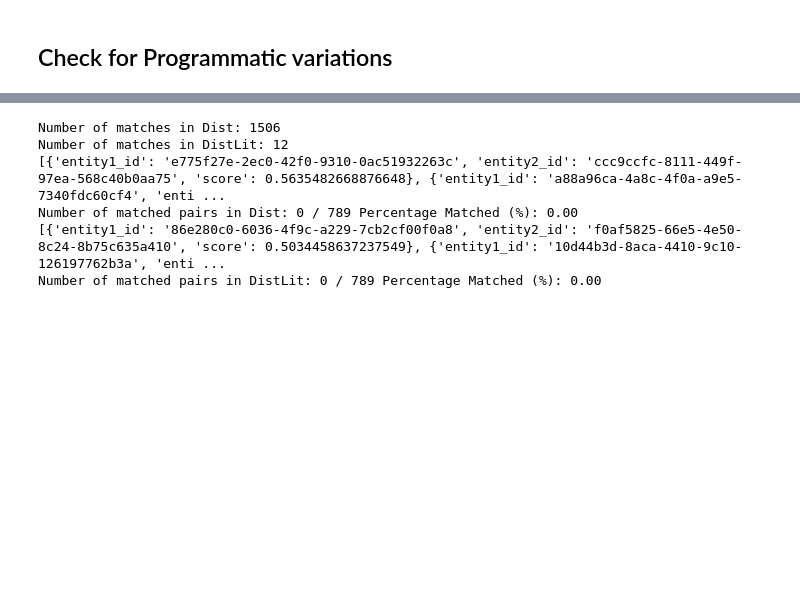
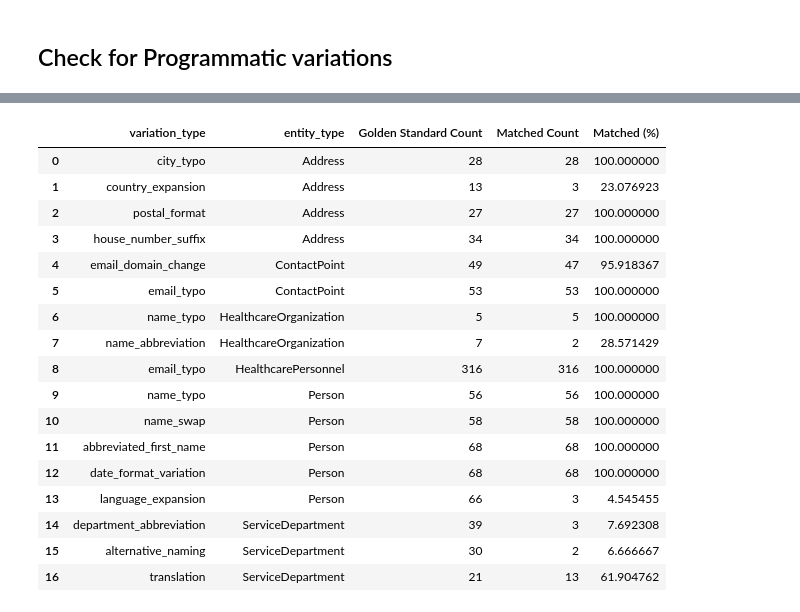
Before and after one commit to Timszy/entity-deduplication-hack-main, a Jupyter notebook: EvaluateProgrammaticVariations.ipynb, the cells around one changed output, grey strips where cells are left out. Saved outputs shown, nothing was run; the diff lists cells and outputs as text; code cells hidden in the pictures; blank space fills up the shorter version.

```diff
--- a/EvaluateProgrammaticVariations.ipynb
+++ b/EvaluateProgrammaticVariations.ipynb
@@ -110,47 +127,21 @@ FileNotFoundError: [Errno 2] No such file or directory: 'matches/SentRevised_fil
-# %%
-import json
-
-# Load your match files
-match_files_oldform = {
-    'Dist': json.load(open('Distmatches.json', 'r')),
-    'DistLit': json.load(open('DistLitmatches.json', 'r'))
-}
-
-print("Number of matches in Dist:", len(match_files_oldform['Dist']))
-print("Number of matches in DistLit:", len(match_files_oldform['DistLit']))
-
-# Loop through the correct dictionary
-for match_type, data in match_files_oldform.items():
-    extracted_pairs = []
-
-    for item in data:
-        # Defensive check to ensure keys exist
-        if all(k in item for k in ("entity1", "entity2", "score")):
-            extracted_pairs.append({
-                "entity1_id": item["entity1"].rsplit("/", 1)[-1],
-                "entity2_id": item["entity2"].rsplit("/", 1)[-1],
-                "score": item["score"]
-            })
-
-
-    print(extracted_pairs[:5])  # Print first 5 pairs for verification
-    # Check matches against the golden standard
-    matched_rows = golden_standard[
-        golden_standard.apply(
-            lambda row: any(
-                (pair['entity1_id'] == row['original_id'] and pair['entity2_id'] == row['duplicate_id'])
-                for pair in identifiers
-            ),
-            axis=1
-        )
-    ]
-    pct_matched = len(matched_rows) / len(golden_standard) * 100 if len(golden_standard) > 0 else 0
-    # Print the number of matched pairs for the current file
-    print(f"Number of matched pairs in {match_type}: {len(matched_rows)} / {len(golden_standard)} Percentage Matched (%): {pct_matched:.2f}")
-# %% [output]
-Number of matches in Dist: 1506
-Number of matches in DistLit: 12
-[{'entity1_id': 'e775f27e-2ec0-42f0-9310-0ac51932263c', 'entity2_id': 'ccc9ccfc-8111-449f-97ea-568c40b0aa75', 'score': 0.5635482668876648}, {'entity1_id': 'a88a96ca-4a8c-4f0a-a9e5-7340fdc60cf4', 'enti ...
-Number of matched pairs in Dist: 0 / 789 Percentage Matched (%): 0.00
-[{'entity1_id': '86e280c0-6036-4f9c-a229-7cb2cf00f0a8', 'entity2_id': 'f0af5825-66e5-4e50-8c24-8b75c635a410', 'score': 0.5034458637237549}, {'entity1_id': '10d44b3d-8aca-4410-9c10-126197762b3a', 'enti ...
-Number of matched pairs in DistLit: 0 / 789 Percentage Matched (%): 0.00
+# %%
+variation_frame
+# %% [output]
+|  | variation_type | entity_type | Golden Standard Count | Matched Count | Matched (%) |
+| 0 | city_typo | Address | 28 | 28 | 100.000000 |
+| 1 | country_expansion | Address | 13 | 3 | 23.076923 |
+| 2 | postal_format | Address | 27 | 27 | 100.000000 |
+| 3 | house_number_suffix | Address | 34 | 34 | 100.000000 |
+| 4 | email_domain_change | ContactPoint | 49 | 47 | 95.918367 |
+| 5 | email_typo | ContactPoint | 53 | 53 | 100.000000 |
+| 6 | name_typo | HealthcareOrganization | 5 | 5 | 100.000000 |
+| 7 | name_abbreviation | HealthcareOrganization | 7 | 2 | 28.571429 |
+| 8 | email_typo | HealthcarePersonnel | 316 | 316 | 100.000000 |
+| 9 | name_typo | Person | 56 | 56 | 100.000000 |
+| 10 | name_swap | Person | 58 | 58 | 100.000000 |
+| 11 | abbreviated_first_name | Person | 68 | 68 | 100.000000 |
+| 12 | date_format_variation | Person | 68 | 68 | 100.000000 |
+| 13 | language_expansion | Person | 66 | 3 | 4.545455 |
+| 14 | department_abbreviation | ServiceDepartment | 39 | 3 | 7.692308 |
+| 15 | alternative_naming | ServiceDepartment | 30 | 2 | 6.666667 |
+| 16 | translation | ServiceDepartment | 21 | 13 | 61.904762 |
```
Also changed, not shown: parts of 3 cells of this notebook, 5 other files.
